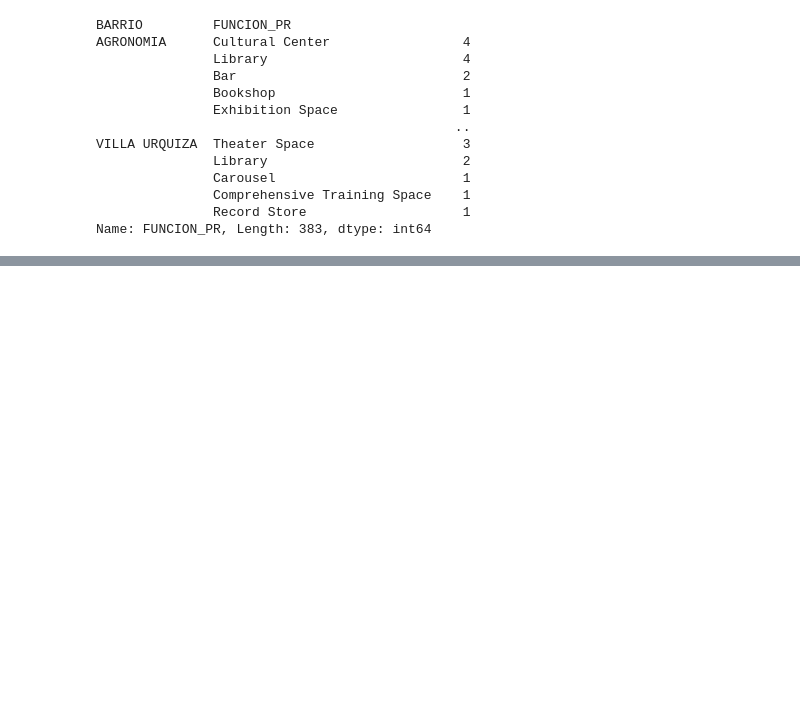
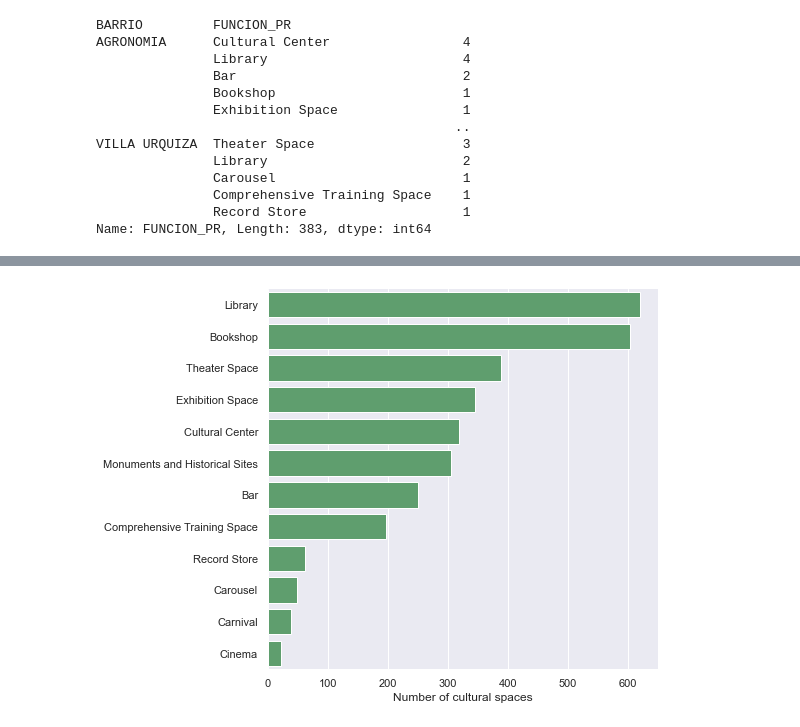
Before and after one commit to jym272/Coursera_Capstone, a Jupyter notebook: Capstone_project.ipynb, the cells around one changed output, grey strips where cells are left out. Drawn from its saved outputs; the diff is of its cells as text; code cells hidden in the pictures; blank space fills up the shorter version.

```diff
--- a/Capstone_project.ipynb
+++ b/Capstone_project.ipynb
@@ -8,6 +8,9 @@ import numpy as np
 from geopy.geocoders import Nominatim
 import folium
 from sklearn.cluster import KMeans
+import seaborn as sns
+import matplotlib.pyplot as plt
+sns.set_theme(style="darkgrid")
 # %% [markdown]
 ### Getting data
 # %%
@@ -49,0 +107,5 @@ Name: FUNCION_PR, Length: 383, dtype: int64
+# %%
+types_cultural_spaces=cultural_spaces_clean["FUNCION_PR"].value_counts().to_frame()
+types_cultural_spaces.reset_index(inplace=True)
+types_cultural_spaces.rename(columns={'index':'TYPE',"FUNCION_PR":"number_cultural_spaces"},inplace=True)
+types_cultural_spaces
@@ -49,0 +126,11 @@ Name: FUNCION_PR, Length: 383, dtype: int64
+# %%
+f, ax = plt.subplots(figsize=(7, 7))
+sns.barplot(x="number_cultural_spaces",y="TYPE",data=types_cultural_spaces,color="g")
+# legend
+# ax.legend(ncol=2, loc="lower right", frameon=True)
+ax.set(xlim=(0, 650), ylabel="",
+       xlabel="Number of cultural spaces")
+sns.despine(left=True, bottom=True)
+plt.savefig('svm_conf.png',bbox_inches='tight', dpi=400)
+# %% [output]
+[figure, added]
```
Also changed, not shown: parts of 36 cells of this notebook, 1 other file.
